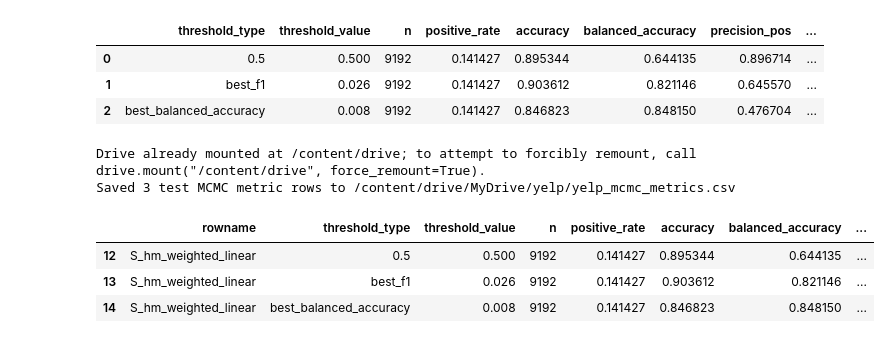
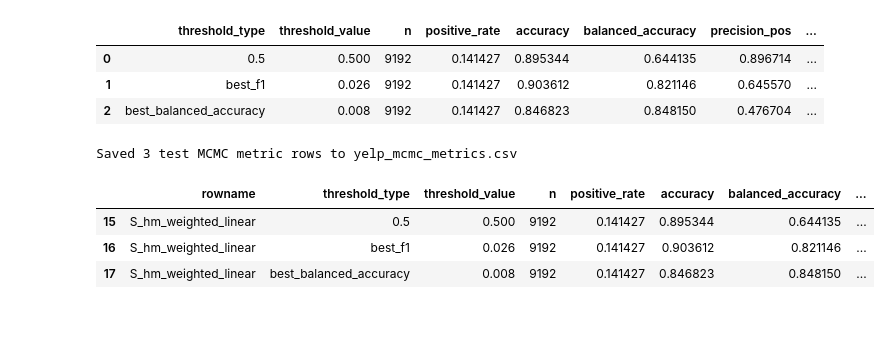
Before and after one commit to Sanchayan-Bhowal/BitcoinTransactionClassification, a Jupyter notebook: script/yelp/S_hm_weighted_linear.ipynb, the cells around one changed output. Cells and saved outputs as stored; diff of their text form; code cells hidden in the pictures.

```diff
--- a/script/yelp/S_hm_weighted_linear.ipynb
+++ b/script/yelp/S_hm_weighted_linear.ipynb
@@ -1493,7 +1619,7 @@ mcmc_metrics
 ROWNAME = "S_hm_weighted_linear"
 
 # For Colab, set SAVE_TO_GOOGLE_DRIVE=True and edit GOOGLE_DRIVE_MCMC_METRICS_CSV_PATH.
-SAVE_TO_GOOGLE_DRIVE = True
+SAVE_TO_GOOGLE_DRIVE = False
 GOOGLE_DRIVE_MCMC_METRICS_CSV_PATH = "/content/drive/MyDrive/yelp/yelp_mcmc_metrics.csv"
 
 if SAVE_TO_GOOGLE_DRIVE:
@@ -1519,38 +1645,37 @@ OUTPUT_COLUMNS = [
     "tn",
     "fp",
     "fn",
     "tp",
 ]
 
 
 def append_mcmc_metric_rows(rowname, metrics_frame, csv_path=METRICS_CSV_PATH):
     csv_path = Path(csv_path)
     frame = metrics_frame.copy()
     frame["rowname"] = rowname
     saved = frame.reindex(columns=OUTPUT_COLUMNS)
 
     csv_path.parent.mkdir(parents=True, exist_ok=True)
     if csv_path.exists():
         existing = pd.read_csv(csv_path)
         if list(existing.columns) == OUTPUT_COLUMNS:
             saved = pd.concat([existing, saved], ignore_index=True)
         else:
             print(f"Existing CSV at {csv_path} has different columns; replacing it with test-only MCMC metrics.")
 
     saved.to_csv(csv_path, index=False)
     print(f"Saved {len(frame)} test MCMC metric rows to {csv_path}")
     return saved.tail(len(frame))
 
 
 saved_metric_rows = append_mcmc_metric_rows(ROWNAME, mcmc_metrics)
 saved_metric_rows
 # %% [output]
-Drive already mounted at /content/drive; to attempt to forcibly remount, call drive.mount("/content/drive", force_remount=True).
-Saved 3 test MCMC metric rows to /content/drive/MyDrive/yelp/yelp_mcmc_metrics.csv
+Saved 3 test MCMC metric rows to yelp_mcmc_metrics.csv
 |  | rowname | threshold_type | threshold_value | n | positive_rate | accuracy | balanced_accuracy | ... |
-| 12 | S_hm_weighted_linear | 0.5 | 0.500 | 9192 | 0.141427 | 0.895344 | 0.644135 | ... |
-| 13 | S_hm_weighted_linear | best_f1 | 0.026 | 9192 | 0.141427 | 0.903612 | 0.821146 | ... |
-| 14 | S_hm_weighted_linear | best_balanced_accuracy | 0.008 | 9192 | 0.141427 | 0.846823 | 0.848150 | ... |
+| 15 | S_hm_weighted_linear | 0.5 | 0.500 | 9192 | 0.141427 | 0.895344 | 0.644135 | ... |
+| 16 | S_hm_weighted_linear | best_f1 | 0.026 | 9192 | 0.141427 | 0.903612 | 0.821146 | ... |
+| 17 | S_hm_weighted_linear | best_balanced_accuracy | 0.008 | 9192 | 0.141427 | 0.846823 | 0.848150 | ... |
 # %%
 results = {
     "model_type": "similarity_weighted_linear_mple",
```
Also changed, not shown: parts of 8 cells of this notebook, 11 other files.
